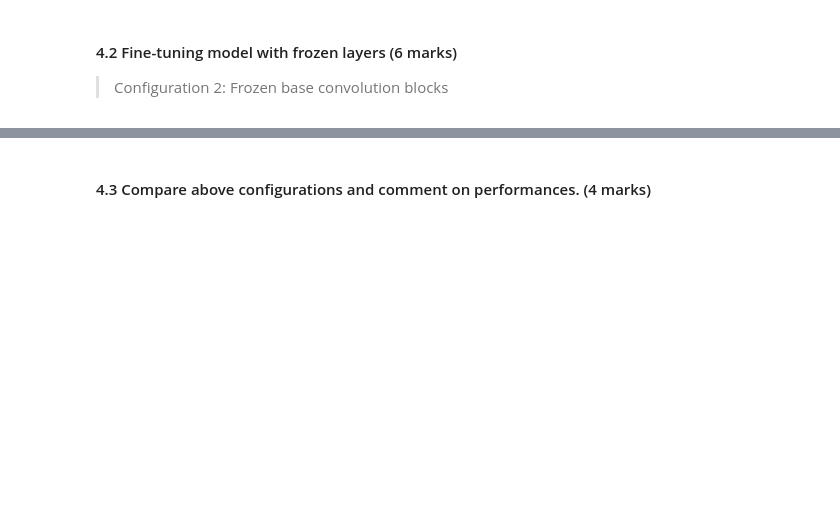
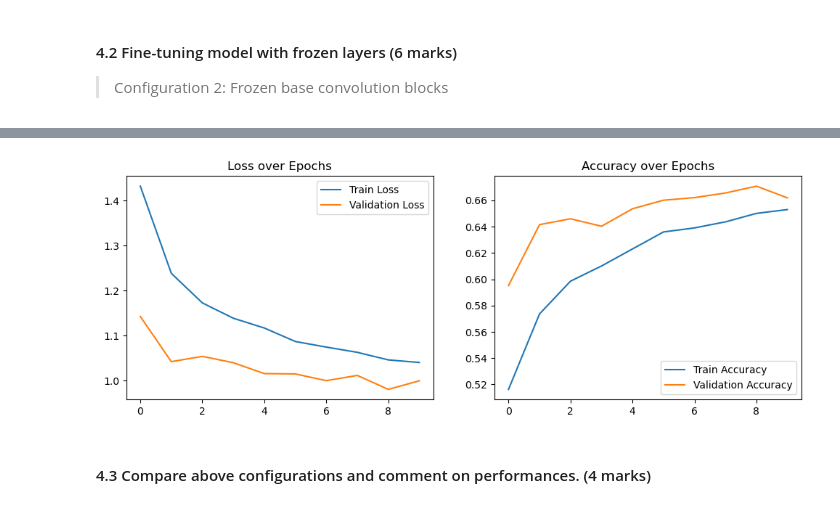
Before and after one commit to assh/dl_assessment2, a Jupyter notebook: COMP5625M_assessment2024_problem.ipynb, the cells around one changed output, grey strips where cells are left out. Saved outputs shown, nothing was run; the diff lists cells and outputs as text; code cells hidden in the pictures; blank space fills up the shorter version.

```diff
--- a/COMP5625M_assessment2024_problem.ipynb
+++ b/COMP5625M_assessment2024_problem.ipynb
@@ -1126,0 +1117,16 @@ Fine-tuning is a way of applying or utilizing transfer learning. It is a process
+# %%
+# Your changes here - also print trainable parameters
+alexnet_frozen = torchvision.models.alexnet(pretrained=True)
+
+for param in alexnet_frozen.features.parameters():
+    param.requires_grad = False
+
+alexnet_frozen.classifier[6] = nn.Linear(alexnet.classifier[6].in_features, 10)
+alexnet_frozen = alexnet_frozen.to(device)
+
+optimizer = optim.Adam(alexnet_frozen.classifier.parameters(), lr=0.001)
+# %%
+alexnet_frozen, alexnet_frozen_history = train_model(alexnet_frozen, train_loader, val_loader, criterion, optimizer, num_epochs=10)
+# Plot training history for CNN
+plot_training_history(alexnet_frozen_history)
+# %% [output]
@@ -1127,2 +1143,3 @@ Fine-tuning is a way of applying or utilizing transfer learning. It is a process
+[figure, added]
 # %% [markdown]
 #### 4.3 Compare above configurations and comment on performances. (4 marks)
```
Also changed, not shown: parts of 13 cells of this notebook, 1 other file.
